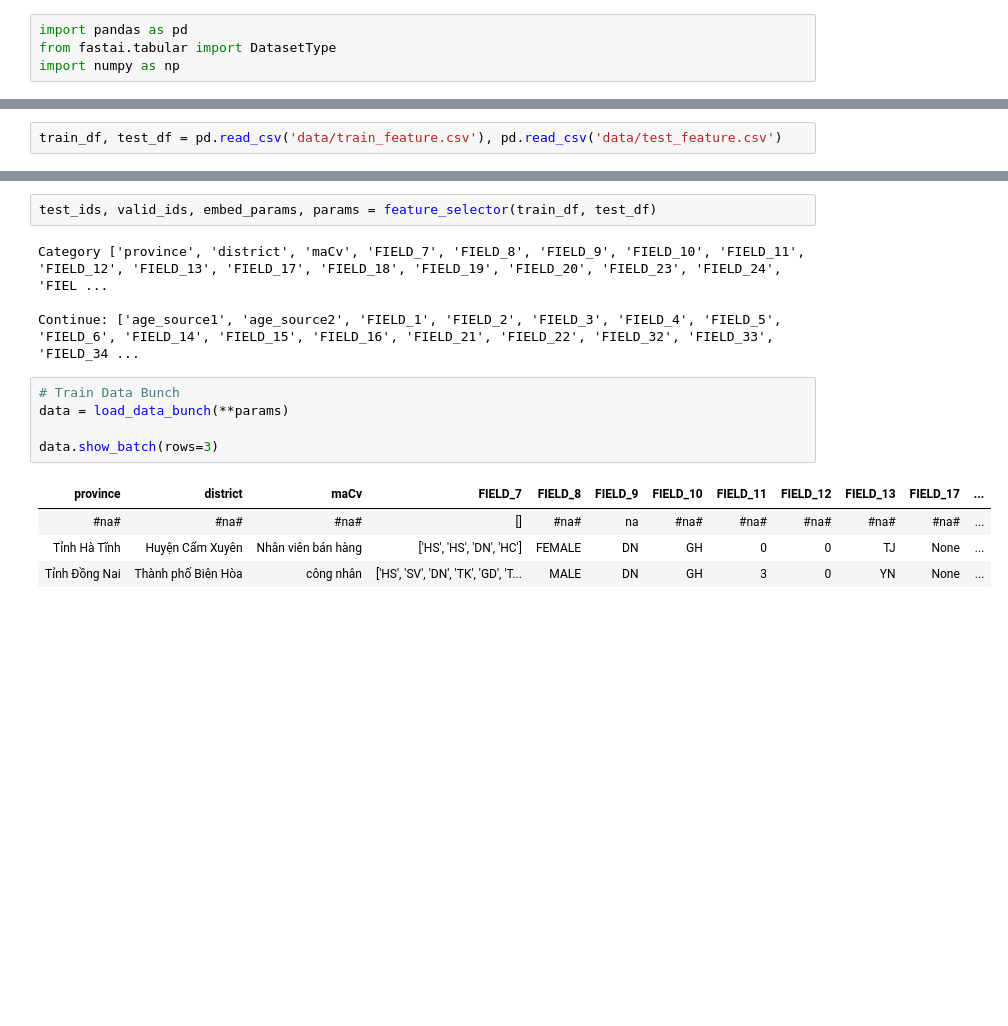
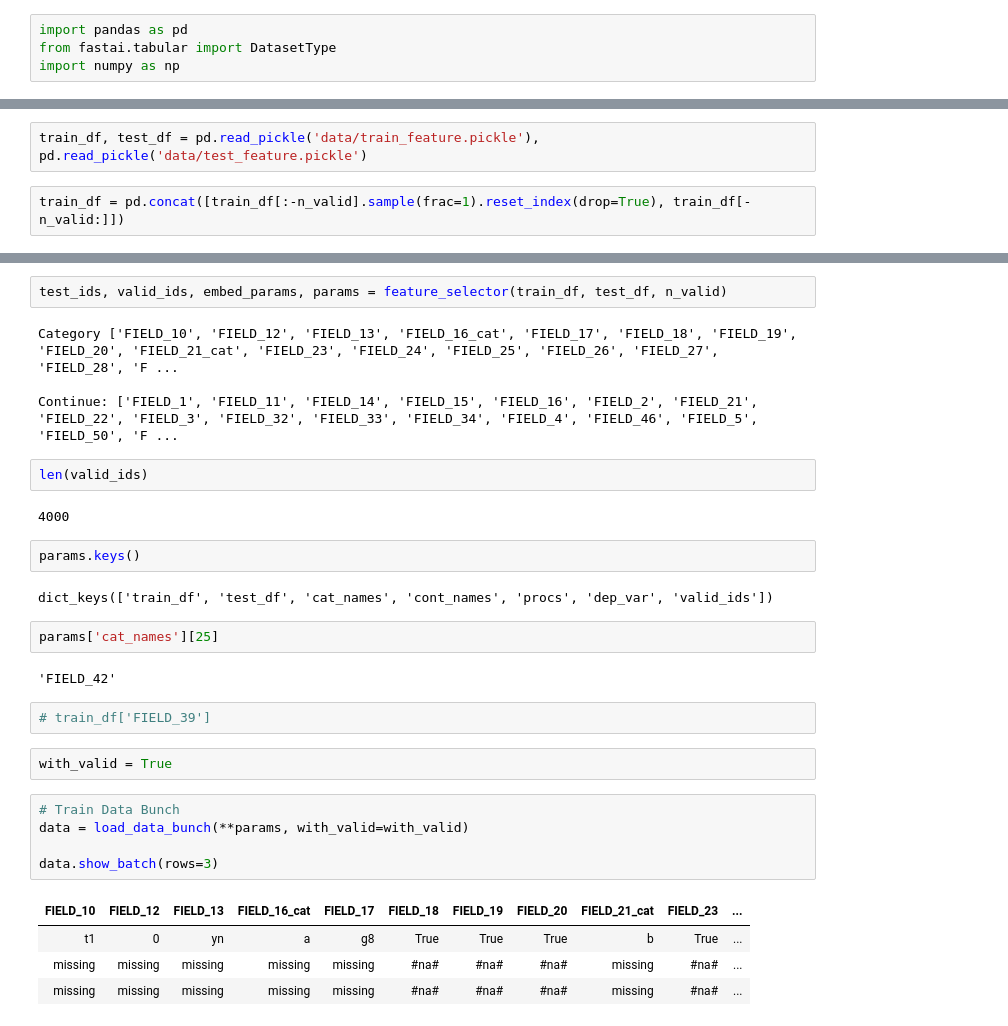
Before and after one commit to quangvu0702/credit, a Jupyter notebook: 06_train_model.ipynb, the cells around one changed output, grey strips where cells are left out. Drawn from its saved outputs; the diff is of its cells as text; blank space fills up the shorter version.

```diff
--- a/06_train_model.ipynb
+++ b/06_train_model.ipynb
@@ -11,2 +16,4 @@ from exp.nb_04 import feature_selector, load_data_bunch, load_learner
 # %%
-train_df, test_df = pd.read_csv('data/train_feature.csv'), pd.read_csv('data/test_feature.csv')
+train_df, test_df = pd.read_pickle('data/train_feature.pickle'), pd.read_pickle('data/test_feature.pickle')
+# %%
+train_df = pd.concat([train_df[:-n_valid].sample(frac=1).reset_index(drop=True), train_df[-n_valid:]])
@@ -29,16 +48,32 @@ test_df.sample(3)
 # %%
-test_ids, valid_ids, embed_params, params = feature_selector(train_df, test_df)
+test_ids, valid_ids, embed_params, params = feature_selector(train_df, test_df, n_valid)
 # %% [output]
-Category ['province', 'district', 'maCv', 'FIELD_7', 'FIELD_8', 'FIELD_9', 'FIELD_10', 'FIELD_11', 'FIELD_12', 'FIELD_13', 'FIELD_17', 'FIELD_18', 'FIELD_19', 'FIELD_20', 'FIELD_23', 'FIELD_24', 'FIEL ...
+Category ['FIELD_10', 'FIELD_12', 'FIELD_13', 'FIELD_16_cat', 'FIELD_17', 'FIELD_18', 'FIELD_19', 'FIELD_20', 'FIELD_21_cat', 'FIELD_23', 'FIELD_24', 'FIELD_25', 'FIELD_26', 'FIELD_27', 'FIELD_28', 'F ...
 
-Continue: ['age_source1', 'age_source2', 'FIELD_1', 'FIELD_2', 'FIELD_3', 'FIELD_4', 'FIELD_5', 'FIELD_6', 'FIELD_14', 'FIELD_15', 'FIELD_16', 'FIELD_21', 'FIELD_22', 'FIELD_32', 'FIELD_33', 'FIELD_34 ...
+Continue: ['FIELD_1', 'FIELD_11', 'FIELD_14', 'FIELD_15', 'FIELD_16', 'FIELD_2', 'FIELD_21', 'FIELD_22', 'FIELD_3', 'FIELD_32', 'FIELD_33', 'FIELD_34', 'FIELD_4', 'FIELD_46', 'FIELD_5', 'FIELD_50', 'F ...
+# %%
+len(valid_ids)
+# %% [output]
+4000
+# %%
+params.keys()
+# %% [output]
+dict_keys(['train_df', 'test_df', 'cat_names', 'cont_names', 'procs', 'dep_var', 'valid_ids'])
+# %%
+params['cat_names'][25]
+# %% [output]
+'FIELD_42'
+# %%
+# train_df['FIELD_39']
+# %%
+with_valid = True
 # %%
 # Train Data Bunch
-data = load_data_bunch(**params)
+data = load_data_bunch(**params, with_valid=with_valid)
 
 data.show_batch(rows=3)
 # %% [output]
-| province | district | maCv | FIELD_7 | FIELD_8 | FIELD_9 | FIELD_10 | FIELD_11 | FIELD_12 | FIELD_13 | FIELD_17 | ... |
-| #na# | #na# | #na# | [] | #na# | na | #na# | #na# | #na# | #na# | #na# | ... |
-| Tỉnh Hà Tĩnh | Huyện Cẩm Xuyên | Nhân viên bán hàng | ['HS', 'HS', 'DN', 'HC'] | FEMALE | DN | GH | 0 | 0 | TJ | None | ... |
-| Tỉnh Đồng Nai | Thành phố Biên Hòa | công nhân | ['HS', 'SV', 'DN', 'TK', 'GD', 'T... | MALE | DN | GH | 3 | 0 | YN | None | ... |
+| FIELD_10 | FIELD_12 | FIELD_13 | FIELD_16_cat | FIELD_17 | FIELD_18 | FIELD_19 | FIELD_20 | FIELD_21_cat | FIELD_23 | ... |
+| t1 | 0 | yn | a | g8 | True | True | True | b | True | ... |
+| missing | missing | missing | missing | missing | #na# | #na# | #na# | missing | #na# | ... |
+| missing | missing | missing | missing | missing | #na# | #na# | #na# | missing | #na# | ... |
```
Also changed, not shown: parts of 12 cells of this notebook, 14 other files.
